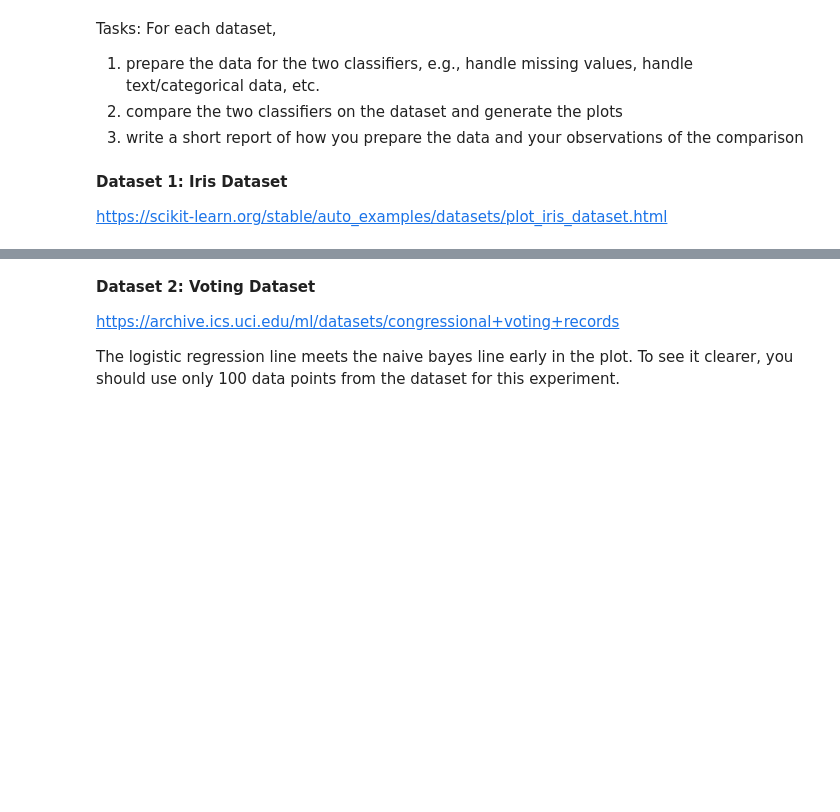
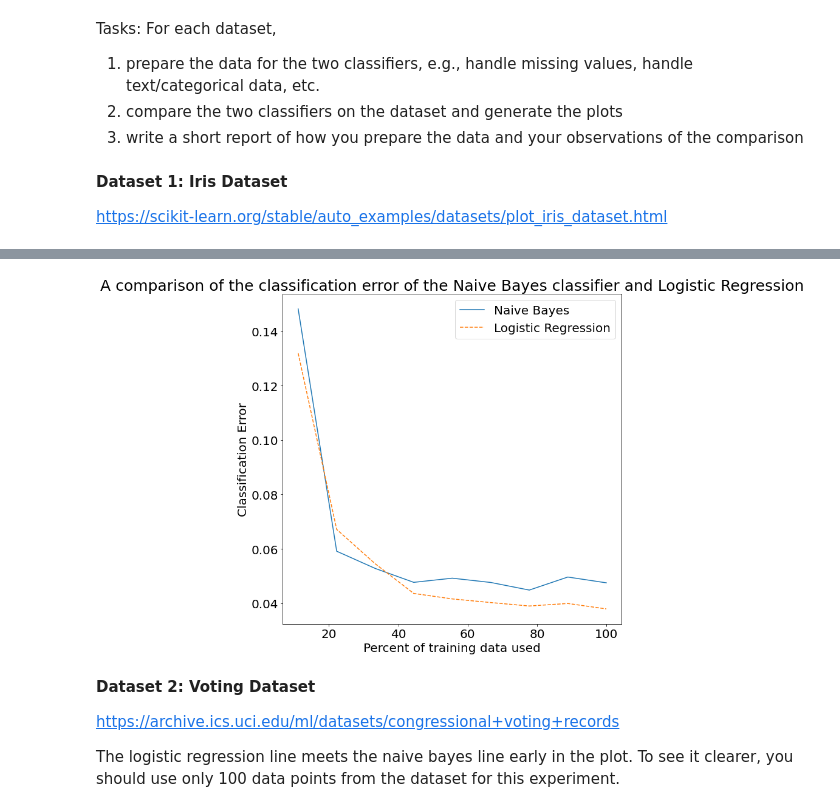
Before and after one commit to rbains25/practical-2, a Jupyter notebook: Practical2_skeleton.ipynb, the cells around one changed output, grey strips where cells are left out. Drawn from its saved outputs; the diff is of its cells as text; code cells hidden in the pictures; blank space fills up the shorter version.

```diff
--- a/Practical2_skeleton.ipynb
+++ b/Practical2_skeleton.ipynb
@@ -130,7 +130,7 @@ class BinFeatureParam:
         ##### YOUR CODE STARTS HERE #######################
         ###################################################
 
-        self.p = np.mean(X)
+        self.p = (np.sum(X)+ALPHA)/(len(X)+2)
 
         ###################################################
         ##### YOUR CODE ENDS HERE #########################
@@ -168,7 +168,7 @@ class CatFeatureParam:
         ###################################################
 
         for val in range(self._num_of_categories):
-            self._freq[val] = (X == val).sum()/len(X)
+            self._freq[val] = ((X == val).sum()+ALPHA)/(len(X)+(self._num_of_categories*ALPHA))
 
         ###################################################
         ##### YOUR CODE ENDS HERE #########################
@@ -461,6 +463,7 @@ We have written for you the function for making the plots for the experiments.
 # outputs:
 #   the arrays of the test errors across the runs of the two classifiers
 def compareNBCvsLR(nbc, lr, X, y, num_runs=200, num_splits=10):
+
     # num+splits = how many times you want to split the data.
     # The code below is just for compilation.
     # You need to replace it by your own code.
@@ -470,6 +473,32 @@ def compareNBCvsLR(nbc, lr, X, y, num_runs=200, num_splits=10):
     tst_errs_nbc = []
     tst_errs_lr = []
 
+    N = len(X)
+
+    for percentage in range(1, num_splits):
+        error_list_nbc = []
+        error_list_lr = []
+        for run in range(1, num_runs+1):
+            Ntrain = int((percentage/num_splits)*N)
+            shuffler = np.random.permutation(N)
+            Xtrain = X[shuffler[:Ntrain]]
+            ytrain = y[shuffler[:Ntrain]]
+            Xtest = X[shuffler[Ntrain:]]
+            ytest = y[shuffler[Ntrain:]]
+
+            nbc.fit(Xtrain, ytrain)
+            yhat1 = nbc.predict(Xtest)
+            test_accuracy1 = np.mean(yhat1 == ytest)
+            error_list_nbc.append(1-test_accuracy1)
+
+            lr.fit(Xtrain, ytrain)
+            yhat2 = lr.predict(Xtest)
+            test_accuracy2 = np.mean(yhat2 == ytest)
+            error_list_lr.append(1-test_accuracy2)
+
+        tst_errs_nbc.append(np.mean(error_list_nbc))
+        tst_errs_lr.append(np.mean(error_list_lr))
+
     return tst_errs_nbc, tst_errs_lr
     ###################################################
     ##### YOUR CODE ENDS HERE #########################
@@ -544,0 +605,6 @@ None
+# %%
+res_nbc, res_lr = compareNBCvsLR(NBC(feature_types=['r'] * 4),
+               LogisticRegression(),
+               X = iris_df.to_numpy(),
+               y = iris['target'],
+               num_runs=250, num_splits=10) #check 500 (error appears)
@@ -545,3 +629,7 @@ None
+# %%
+makePlot(res_nbc, res_lr, title="A comparison of the classification error of the Naive Bayes classifier and Logistic Regression", num_splits=9)
+# %% [output]
+[figure, added]
 # %% [markdown]
 **Dataset 2: Voting Dataset**
 
```
Also changed, not shown: parts of 12 cells of this notebook.
